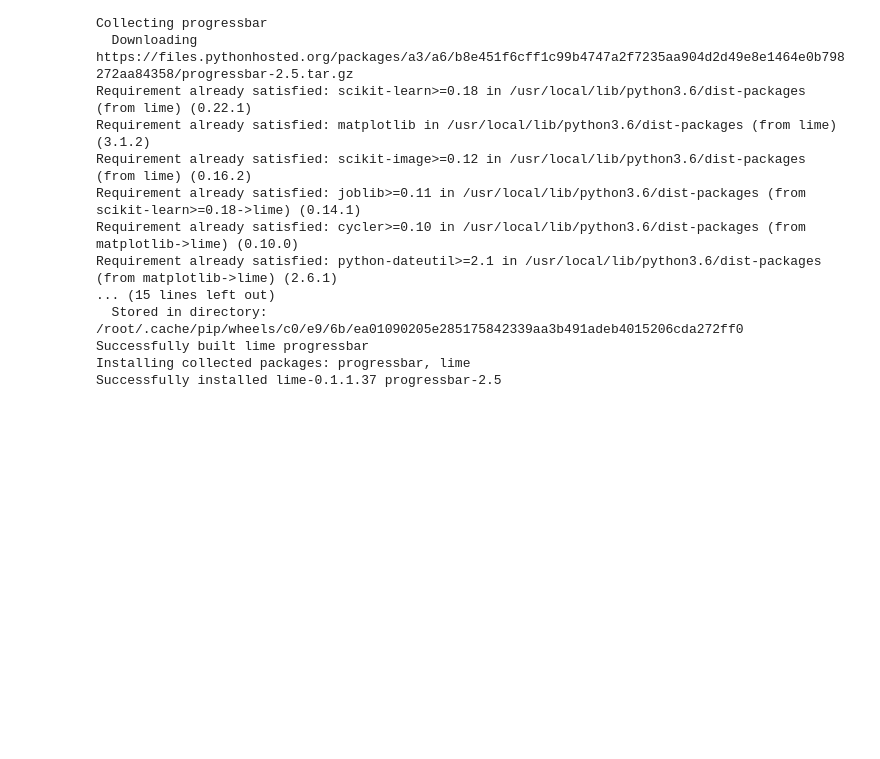
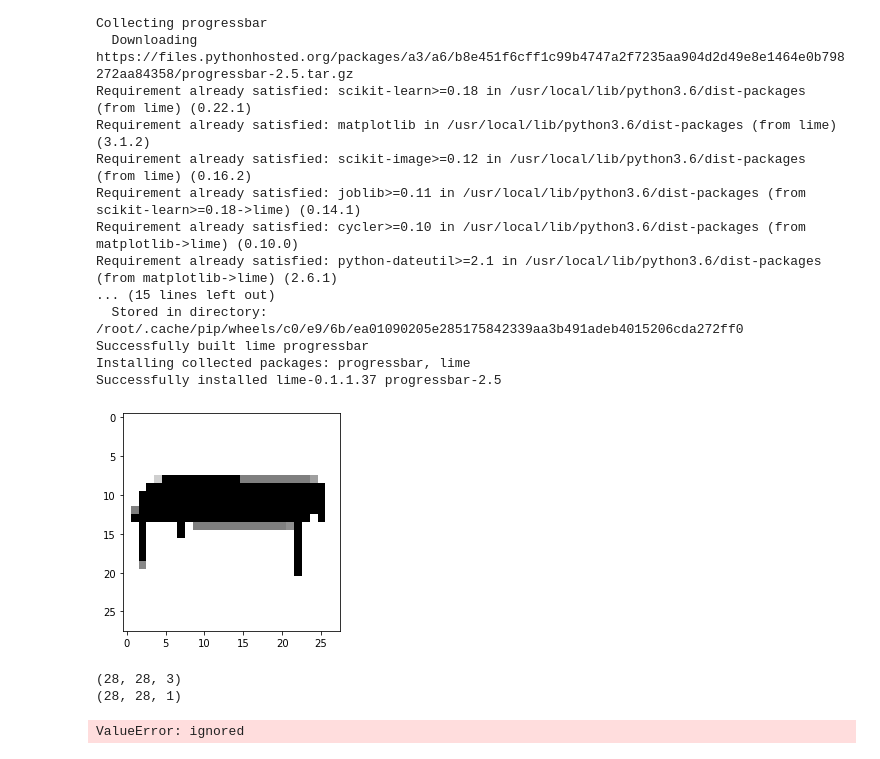
Before and after one commit to hasnainroopawalla/ScribbleNet, a Jupyter notebook: Doodle.ipynb, the cells around one changed output. Saved outputs shown, nothing was run; the diff lists cells and outputs as text; code cells hidden in the pictures; blank space fills up the shorter version.

```diff
--- a/Doodle.ipynb
+++ b/Doodle.ipynb
@@ -297,13 +303,19 @@ Requirement already satisfied: python-dateutil>=2.1 in /usr/local/lib/python3.6/
 Successfully built lime progressbar
 Installing collected packages: progressbar, lime
 Successfully installed lime-0.1.1.37 progressbar-2.5
-# %%
-img_path='./dataset/test/sunrise/'+sun_rise[7]  ### repalce path with the path for image u want to be expalined
-img = image.load_img(img_path, target_size=(150, 150))
-img = image.img_to_array(img)/255
-
-plt.imshow(img)
-plt.title('Image')
-plt.show()
-
-img = np.expand_dims(img, axis=0)
+# %%
+img = load_img(img_path, target_size=(28,28))
+img = img_to_array(img)/255
+
+plt.imshow(img)
+plt.show()
+
+#img = np.expand_dims(img, axis=0)
+print(img.shape)
+img = cv2.cvtColor(img, cv2.COLOR_BGR2GRAY)
+img = np.expand_dims(img, axis=2)
+print(img.shape)
+# %% [output]
+[figure, added]
+(28, 28, 3)
+(28, 28, 1)
@@ -309,0 +324,6 @@ img = np.expand_dims(img, axis=0)
+# %%
+%%time
+explanation = explainer.explain_instance(img, model.predict, top_labels=100
+                                         , hide_color=0, num_samples=1000)
+# %% [output]
+ValueError: ignored
```
Also changed, not shown: parts of 6 cells of this notebook.
